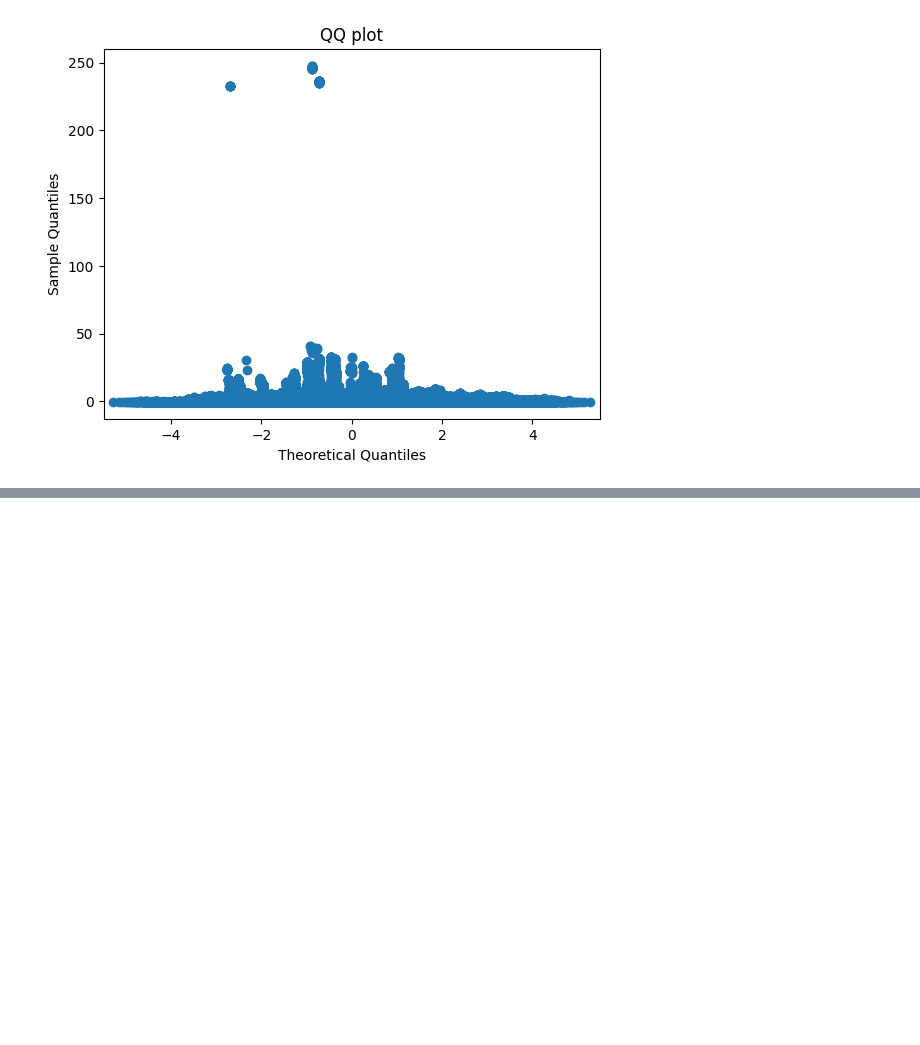
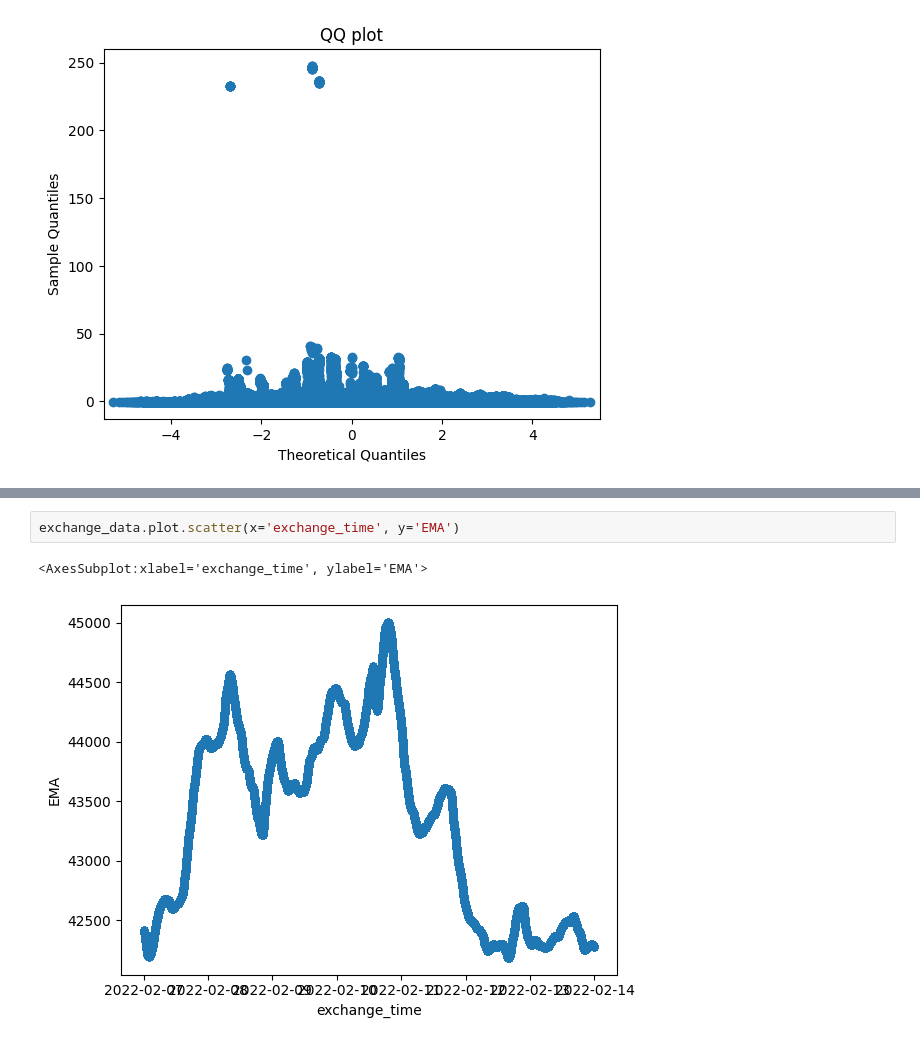
Before and after one commit to varsey/py-sql-test-case, a Jupyter notebook: main.ipynb, the cells around one changed output, grey strips where cells are left out. Cells and saved outputs as stored; diff of their text form; blank space fills up the shorter version.

```diff
--- a/main.ipynb
+++ b/main.ipynb
@@ -122,0 +220,5 @@ plt.show()
+# %%
+exchange_data.plot.scatter(x='exchange_time', y='EMA')
+# %% [output]
+<AxesSubplot:xlabel='exchange_time', ylabel='EMA'>
+[figure, added]
```
Also changed, not shown: parts of 21 cells of this notebook.
